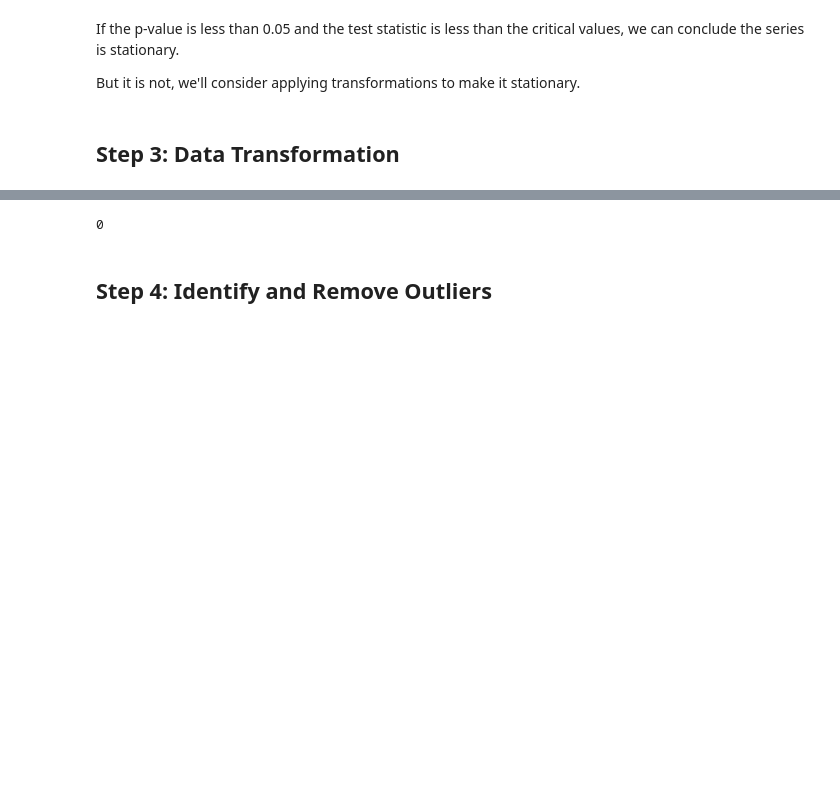
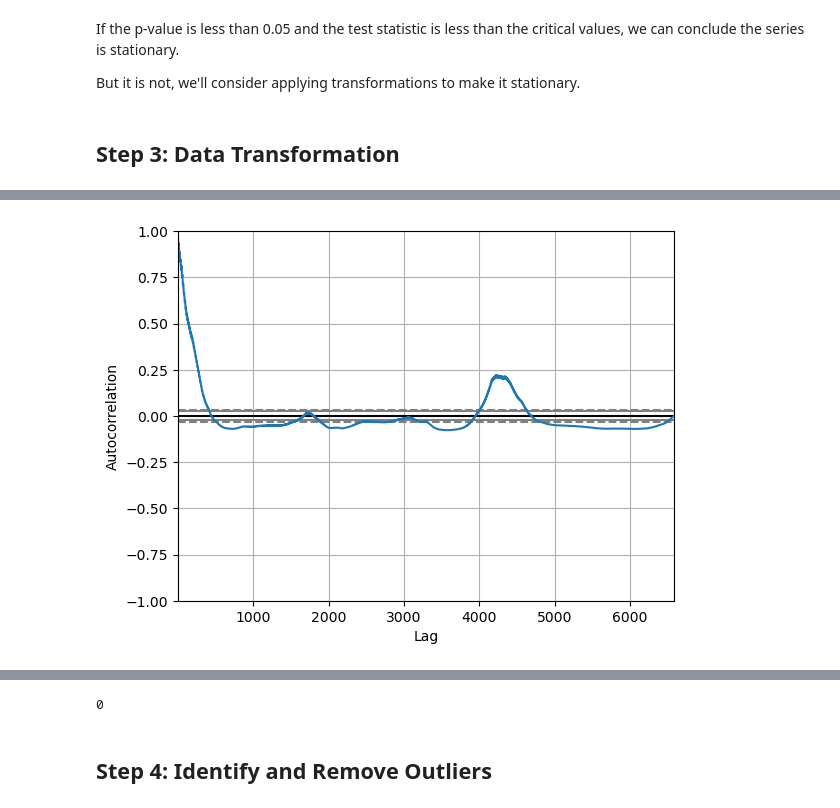
Before and after one commit to CLIUKELLY/ARIMA-Time-Serie-Forecasting, a Jupyter notebook: 02. ARIMA Time Series Forecasting copy.ipynb, the cells around one changed output, grey strips where cells are left out. Drawn from its saved outputs; the diff is of its cells as text; code cells hidden in the pictures; blank space fills up the shorter version.

```diff
--- a/02. ARIMA Time Series Forecasting copy.ipynb
+++ b/02. ARIMA Time Series Forecasting copy.ipynb
@@ -111,0 +150,6 @@ But it is not, we'll consider applying transformations to make it stationary.
+# %%
+from pandas.plotting import autocorrelation_plot
+autocorrelation_plot(Canadian_data['VALUE'])
+plt.show()
+# %% [output]
+[figure, added]
```
Also changed, not shown: parts of 20 cells of this notebook.
